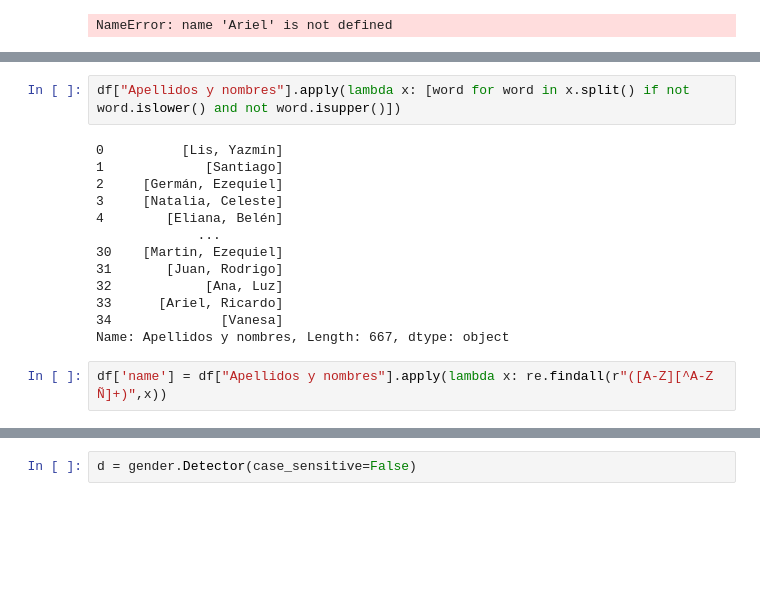
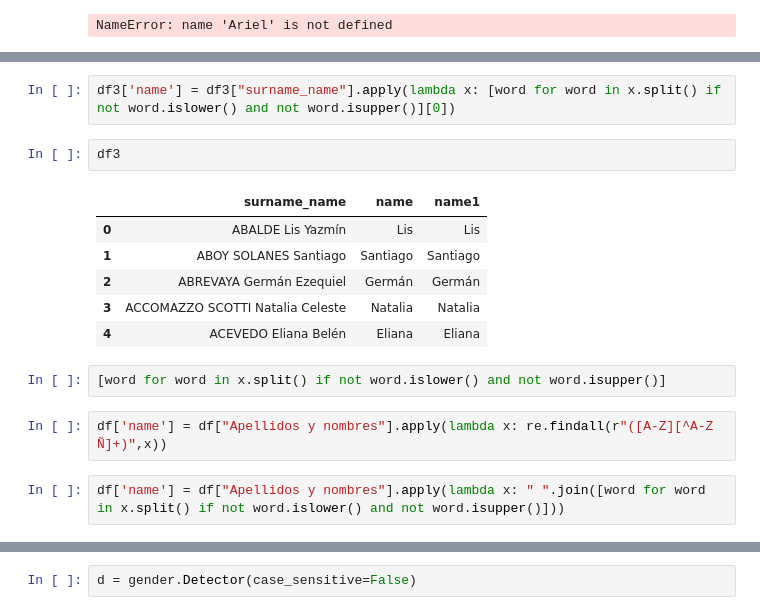
Before and after one commit to MalenaMaffei/8m-7p, a Jupyter notebook: notebooks/pruebas_sofi.ipynb, the cells around one changed output, grey strips where cells are left out. Drawn from its saved outputs; the diff is of its cells as text; blank space fills up the shorter version.

```diff
--- a/notebooks/pruebas_sofi.ipynb
+++ b/notebooks/pruebas_sofi.ipynb
@@ -146,17 +164,17 @@ NameError: name 'Ariel' is not defined
 # %%
-df["Apellidos y nombres"].apply(lambda x: [word for word in x.split() if not word.islower() and not word.isupper()])
+df3['name'] = df3["surname_name"].apply(lambda x: [word for word in x.split() if not word.islower() and not word.isupper()][0])
-# %% [output]
-0          [Lis, Yazmín]
-1             [Santiago]
-2     [Germán, Ezequiel]
-3     [Natalia, Celeste]
-4        [Eliana, Belén]
-             ...
-30    [Martin, Ezequiel]
-31       [Juan, Rodrigo]
-32            [Ana, Luz]
-33      [Ariel, Ricardo]
-34              [Vanesa]
-Name: Apellidos y nombres, Length: 667, dtype: object
+# %%
+df3
+# %% [output]
+|  | surname_name | name | name1 |
+| 0 | ABALDE Lis Yazmín | Lis | Lis |
+| 1 | ABOY SOLANES Santiago | Santiago | Santiago |
+| 2 | ABREVAYA Germán Ezequiel | Germán | Germán |
+| 3 | ACCOMAZZO SCOTTI Natalia Celeste | Natalia | Natalia |
+| 4 | ACEVEDO Eliana Belén | Eliana | Eliana |
+# %%
+[word for word in x.split() if not word.islower() and not word.isupper()]
 # %%
 df['name'] = df["Apellidos y nombres"].apply(lambda x: re.findall(r"([A-Z][^A-Z Ñ]+)",x))
+# %%
+df['name'] = df["Apellidos y nombres"].apply(lambda x: " ".join([word for word in x.split() if not word.islower() and not word.isupper()]))
```
Also changed, not shown: parts of 21 cells of this notebook.
